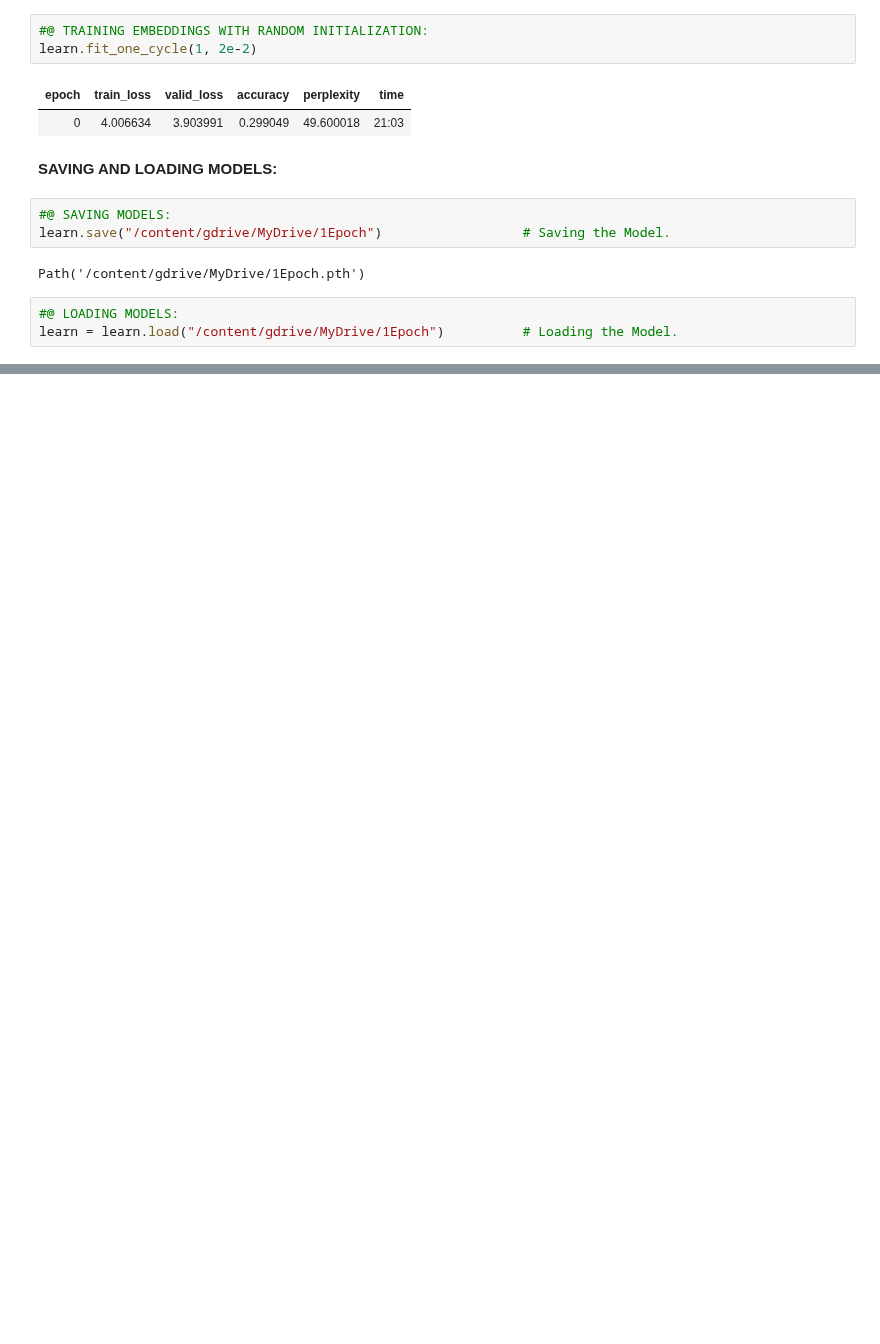
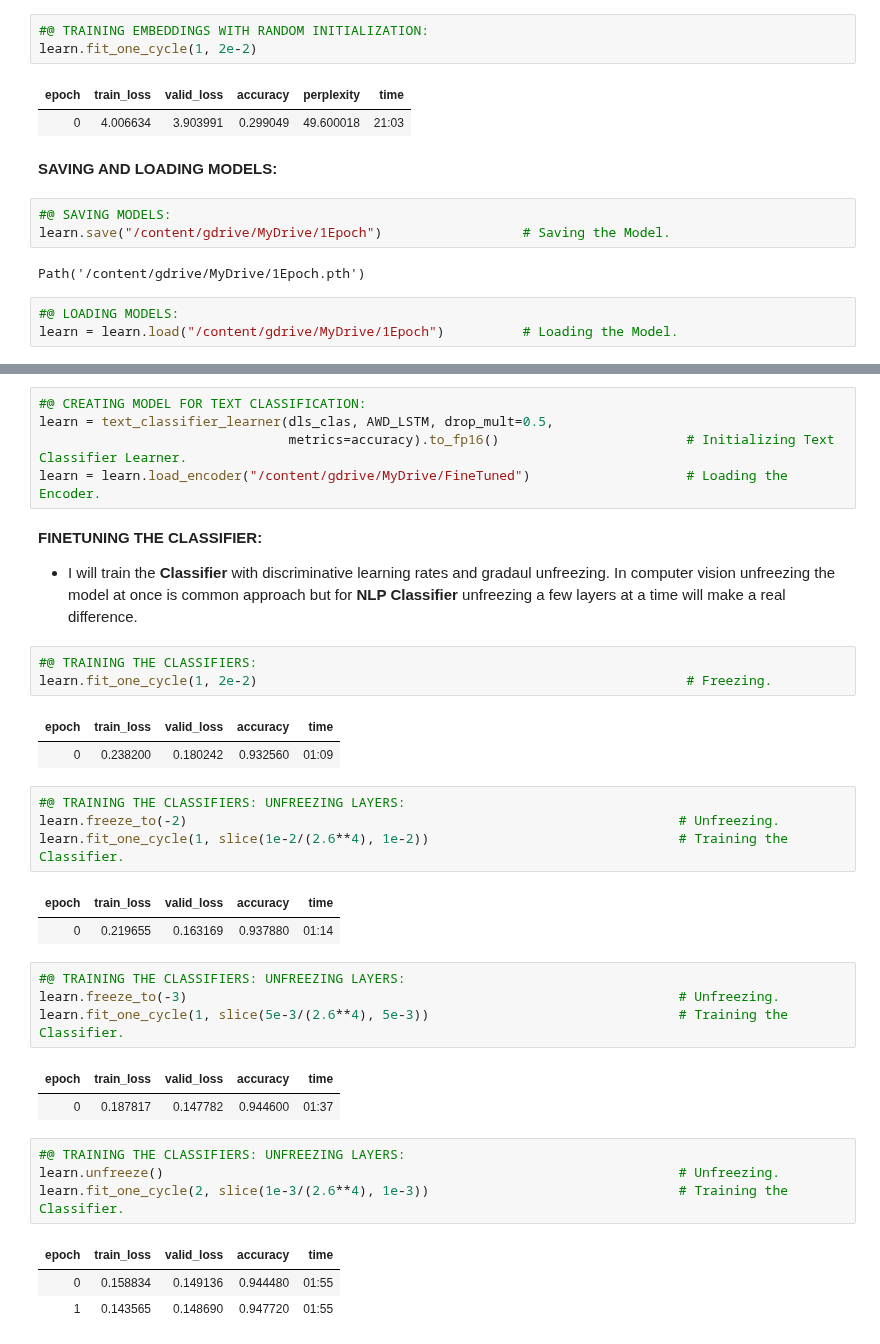
Before and after one commit to ThinamXx/Fastai, a Jupyter notebook: 9. Natural Language Processing/NLP.ipynb, the cells around one changed output, grey strips where cells are left out. Cells and saved outputs as stored; diff of their text form; blank space fills up the shorter version.

```diff
--- a/9. Natural Language Processing/NLP.ipynb
+++ b/9. Natural Language Processing/NLP.ipynb
@@ -199,0 +257,36 @@ learn = learn.load("/content/gdrive/MyDrive/1Epoch")          # Loading the Mode
+# %%
+#@ CREATING MODEL FOR TEXT CLASSIFICATION:
+learn = text_classifier_learner(dls_clas, AWD_LSTM, drop_mult=0.5,
+                                metrics=accuracy).to_fp16()                        # Initializing Text Classifier Learner.
+learn = learn.load_encoder("/content/gdrive/MyDrive/FineTuned")                    # Loading the Encoder.
+# %% [markdown]
+**FINETUNING THE CLASSIFIER:**
+- I will train the **Classifier** with discriminative learning rates and gradaul unfreezing. In computer vision unfreezing the model at once is common approach but for **NLP Classifier** unfreezing a few layers at a time will make a real difference.
+# %%
+#@ TRAINING THE CLASSIFIERS:
+learn.fit_one_cycle(1, 2e-2)                                                       # Freezing.
+# %% [output]
+| epoch | train_loss | valid_loss | accuracy | time |
+| 0 | 0.238200 | 0.180242 | 0.932560 | 01:09 |
+# %%
+#@ TRAINING THE CLASSIFIERS: UNFREEZING LAYERS:
+learn.freeze_to(-2)                                                               # Unfreezing.
+learn.fit_one_cycle(1, slice(1e-2/(2.6**4), 1e-2))                                # Training the Classifier.
+# %% [output]
+| epoch | train_loss | valid_loss | accuracy | time |
+| 0 | 0.219655 | 0.163169 | 0.937880 | 01:14 |
+# %%
+#@ TRAINING THE CLASSIFIERS: UNFREEZING LAYERS:
+learn.freeze_to(-3)                                                               # Unfreezing.
+learn.fit_one_cycle(1, slice(5e-3/(2.6**4), 5e-3))                                # Training the Classifier.
+# %% [output]
+| epoch | train_loss | valid_loss | accuracy | time |
+| 0 | 0.187817 | 0.147782 | 0.944600 | 01:37 |
+# %%
+#@ TRAINING THE CLASSIFIERS: UNFREEZING LAYERS:
+learn.unfreeze()                                                                  # Unfreezing.
+learn.fit_one_cycle(2, slice(1e-3/(2.6**4), 1e-3))                                # Training the Classifier.
+# %% [output]
+| epoch | train_loss | valid_loss | accuracy | time |
+| 0 | 0.158834 | 0.149136 | 0.944480 | 01:55 |
+| 1 | 0.143565 | 0.148690 | 0.947720 | 01:55 |
```
Also changed, not shown: parts of 20 cells of this notebook.
